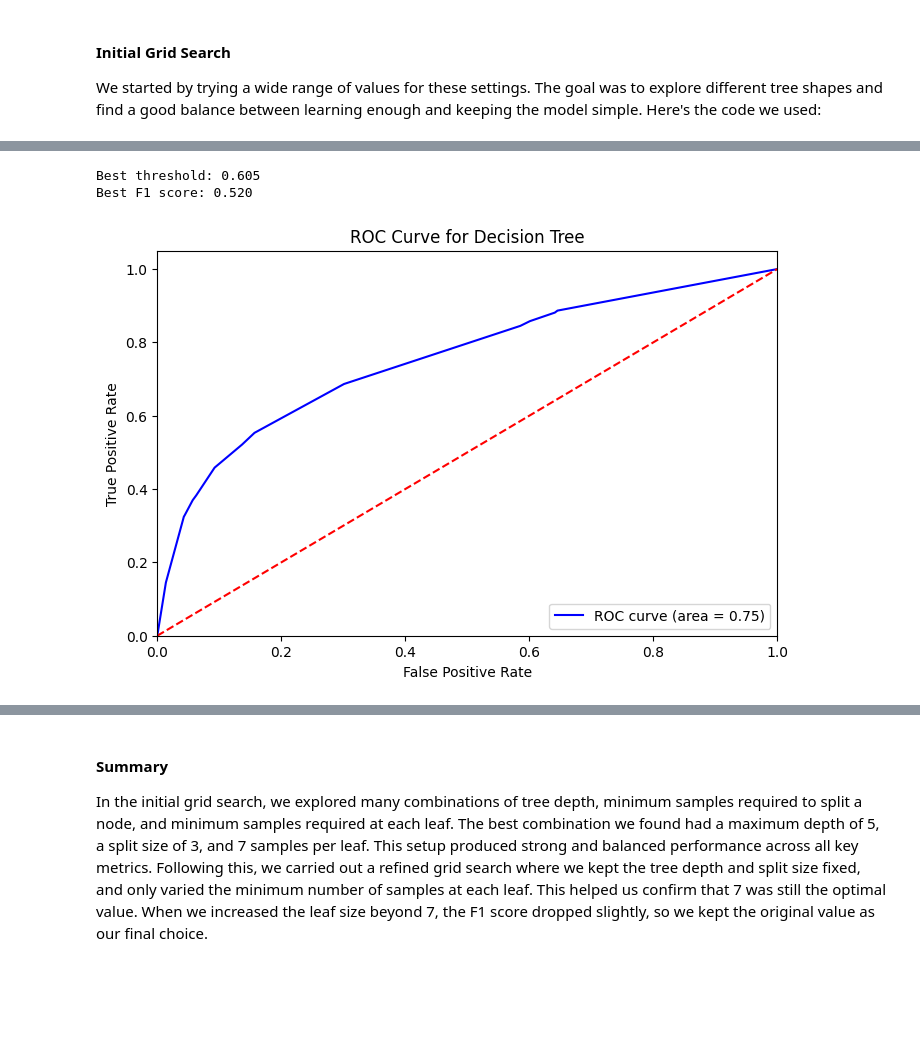
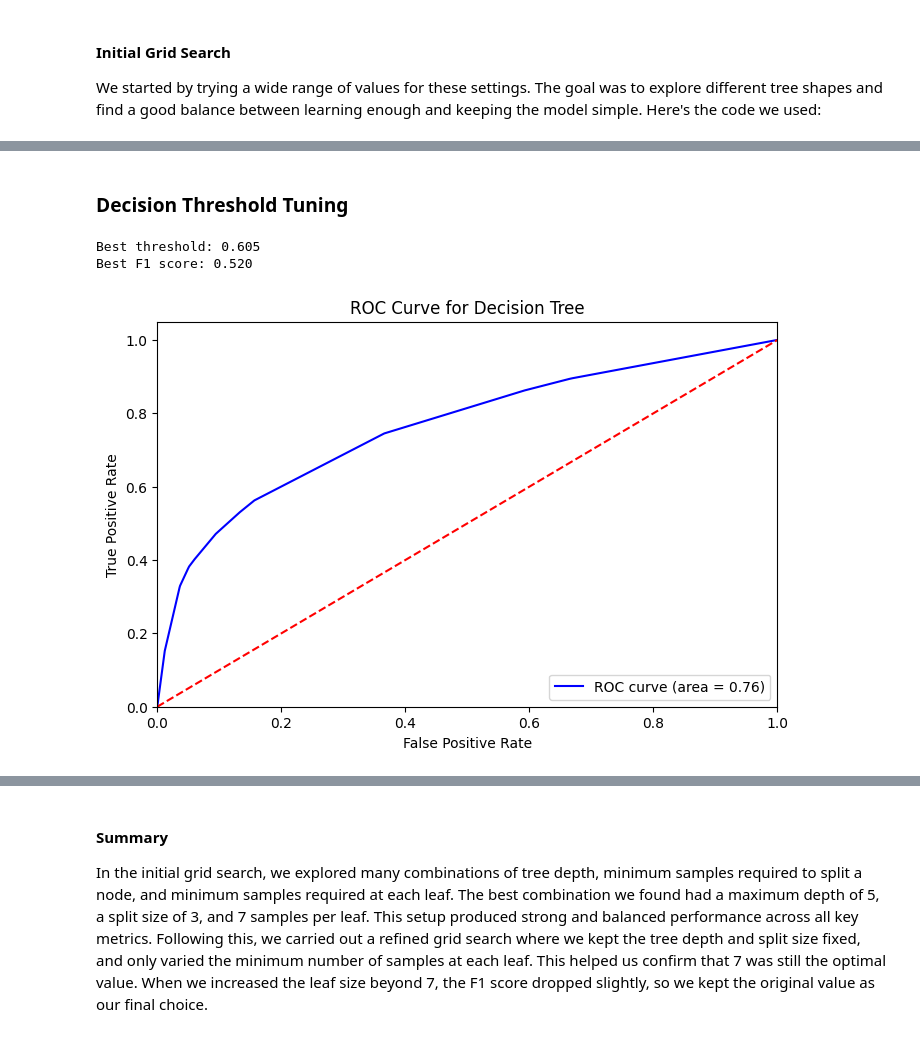
Before and after one commit to SpikeElliot/Data-Mining-Case-Studies, a Jupyter notebook: creditdefault_study/creditdefault.ipynb, the cells around one changed output, grey strips where cells are left out. Cells and saved outputs as stored; diff of their text form; code cells hidden in the pictures; blank space fills up the shorter version.

Commit message:
Add confusion matrix plot and further tune models
Co-Authored-By: Syed Sahaf <84915089+sahas036211@users.noreply.github.com>

```diff
--- a/creditdefault_study/creditdefault.ipynb
+++ b/creditdefault_study/creditdefault.ipynb
@@ -363,18 +391,18 @@ def plot_accuracy_vs_hyperparameter(
 
 Displays the ROC curve for a model on a test set to inform the selection of a decision threshold.
 # %%
-def plot_roc_curve(model, X_test,y_test,model_name="Model", preprocessing_func=None) -> None:
-    """
-    Plot the ROC curve for a given model and test data.
-    """
-    if preprocessing_func:
-        X_test = preprocessing_func(X_test)
-
+def plot_roc_curve(
+    model,
+    X: np.ndarray,
+    y: pd.Series,
+    model_name: str = "Model"
+) -> None:
+    """Plot the ROC curve for a given model and test data."""
     # Get predicted probabilities for the positive class
-    y_scores = model.predict_proba(X_test)[:, 1]
+    y_scores = model.predict_proba(X)[:, 1]
 
     # Compute ROC curve and ROC area
-    fpr, tpr, _ = roc_curve(y_test, y_scores)
+    fpr, tpr, _ = roc_curve(y, y_scores)
     roc_auc = auc(fpr, tpr)
 
     # Plotting the ROC curve
@@ -631,15 +774,27 @@ This outcome was very close to the earlier best result. It confirmed that settin
+# %% [markdown]
+### Decision Threshold Tuning
 # %%
-best_decision_tree, results = model_threshold_tuner(decision_tree, prepared_X_train, y_train)
+best_decision_tree = DecisionTreeClassifier(
+    class_weight="balanced",
+    max_depth=4,
+    min_samples_leaf=11,
+    min_samples_split=2
+)
+
+best_decision_tree, results = model_threshold_tuner(
+    best_decision_tree,
+    prepared_X_train,
+    y_train
+)
 # %% [output]
 Best threshold: 0.605
 Best F1 score: 0.520
 # %%
 plot_roc_curve(
     model=best_decision_tree,
-    X_test=X_test,
-    y_test=y_test,
+    X=prepared_X_train,
+    y=y_train,
     model_name="Decision Tree",
-    preprocessing_func=preprocess_data
 )
 # %% [output]
-[figure, old version]
+[figure, new version]
```
Also changed, not shown: parts of 56 cells of this notebook.
